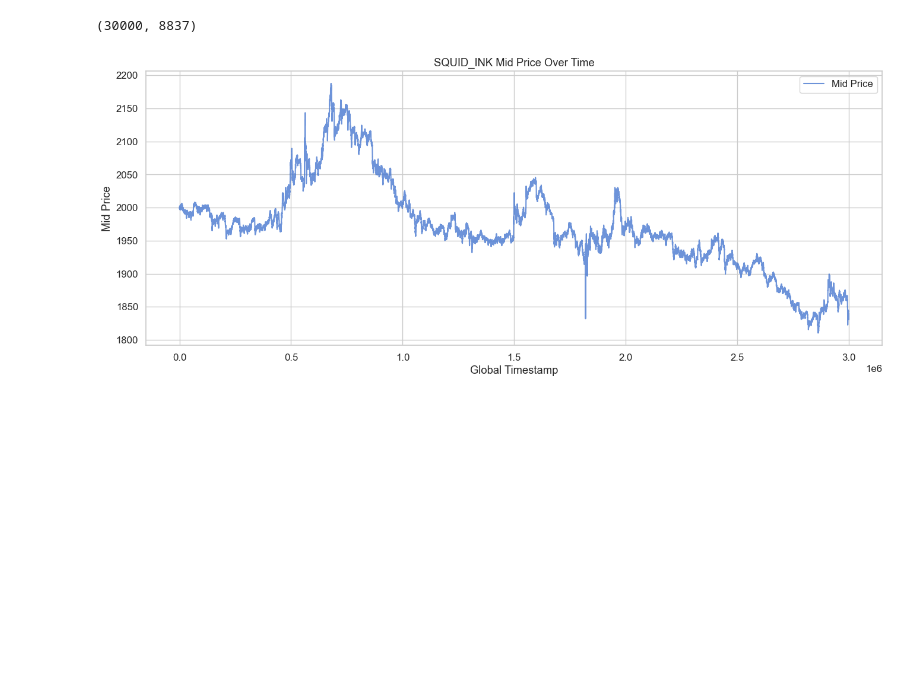
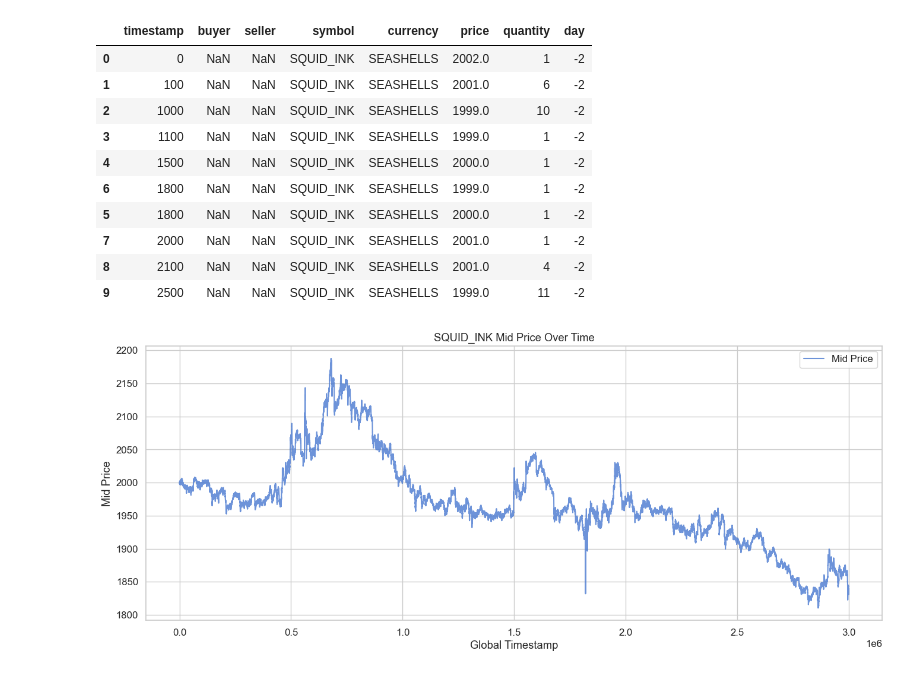
Before and after one commit to chrispyroberts/imc-prosperity-3, a Jupyter notebook: ROUND 1/bottleeda.ipynb, the cells around one changed output. Cells and saved outputs as stored; diff of their text form; code cells hidden in the pictures; blank space fills up the shorter version.

```diff
--- a/ROUND 1/bottleeda.ipynb
+++ b/ROUND 1/bottleeda.ipynb
@@ -18,34 +18,45 @@ trade_files = {
     -2: "./round-1-island-data-bottle/trades_round_1_day_-2.csv",
     -1: "./round-1-island-data-bottle/trades_round_1_day_-1.csv",
      0: "./round-1-island-data-bottle/trades_round_1_day_0.csv"
 }
 
 # Load and offset timestamps by 1M steps
 OFFSET = 1_000_000
 squid_prices_full = []
 squid_trades_full = []
 
 for i, (day, pf) in enumerate(price_files.items()):
     df = pd.read_csv(pf, sep=';')
     df = df[df['product'] == 'SQUID_INK'].copy()
     df['timestamp'] += i * OFFSET
     df['day'] = day
     squid_prices_full.append(df)
 
 for i, (day, tf) in enumerate(trade_files.items()):
     df = pd.read_csv(tf, sep=';')
     df = df[df['symbol'] == 'SQUID_INK'].copy()
     df['timestamp'] += i * OFFSET
     df['day'] = day
     squid_trades_full.append(df)
 
 # Combine
 squid_prices = pd.concat(squid_prices_full, ignore_index=True).sort_values('timestamp')
 squid_trades = pd.concat(squid_trades_full, ignore_index=True).sort_values('timestamp')
 
 len(squid_prices), len(squid_trades)
+squid_trades.head(10)
 # %% [output]
-(30000, 8837)
+|  | timestamp | buyer | seller | symbol | currency | price | quantity | day |
+| 0 | 0 | NaN | NaN | SQUID_INK | SEASHELLS | 2002.0 | 1 | -2 |
+| 1 | 100 | NaN | NaN | SQUID_INK | SEASHELLS | 2001.0 | 6 | -2 |
+| 2 | 1000 | NaN | NaN | SQUID_INK | SEASHELLS | 1999.0 | 10 | -2 |
+| 3 | 1100 | NaN | NaN | SQUID_INK | SEASHELLS | 1999.0 | 1 | -2 |
+| 4 | 1500 | NaN | NaN | SQUID_INK | SEASHELLS | 2000.0 | 1 | -2 |
+| 6 | 1800 | NaN | NaN | SQUID_INK | SEASHELLS | 1999.0 | 1 | -2 |
+| 5 | 1800 | NaN | NaN | SQUID_INK | SEASHELLS | 2000.0 | 1 | -2 |
+| 7 | 2000 | NaN | NaN | SQUID_INK | SEASHELLS | 2001.0 | 1 | -2 |
+| 8 | 2100 | NaN | NaN | SQUID_INK | SEASHELLS | 2001.0 | 4 | -2 |
+| 9 | 2500 | NaN | NaN | SQUID_INK | SEASHELLS | 1999.0 | 11 | -2 |
 # %%
 # Mid price over time
 squid_prices['mid_price'] = squid_prices['mid_price']
```
Also changed, not shown: parts of 1 cell of this notebook, 1 other file.
